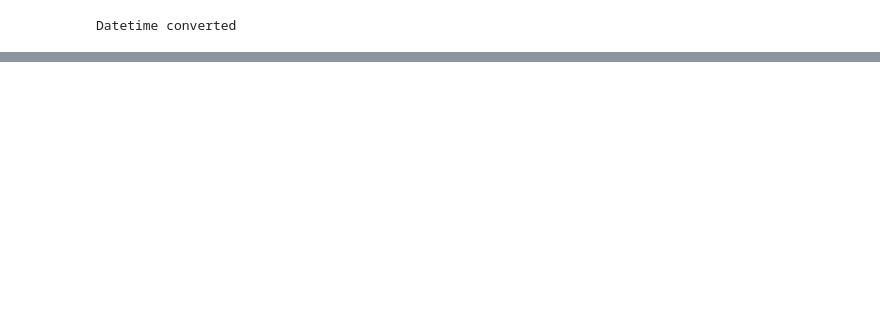
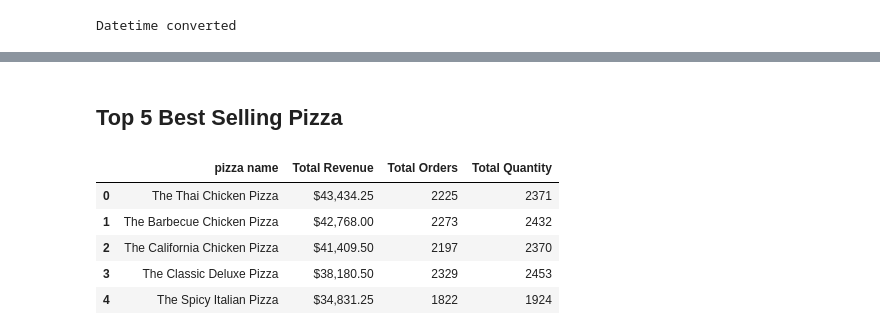
Before and after one commit to Sadikshya077/Pizza-Sales-Analysis, a Jupyter notebook: notebooks/pizza_sales_analysis.ipynb, the cells around one changed output, grey strips where cells are left out. Saved outputs shown, nothing was run; the diff lists cells and outputs as text; code cells hidden in the pictures; blank space fills up the shorter version.

```diff
--- a/notebooks/pizza_sales_analysis.ipynb
+++ b/notebooks/pizza_sales_analysis.ipynb
@@ -77,0 +246,18 @@ df['Order_Hour']=df['order_time'].dt.hour
+# %% [markdown]
+## Top 5 Best Selling Pizza
+# %%
+top_5=df.groupby('pizza_name').agg(
+    Total_Revenue=('total_price','sum'),
+    Total_Orders=('order_id','nunique'),
+    Total_Quantity=('quantity','sum')
+).reset_index().sort_values(ascending=False,by='Total_Revenue',ignore_index=True).head()
+currencyConverter(top_5,'$','Total_Revenue')
+top_5.columns=top_5.columns.str.replace('_',' ',regex=False)
+top_5
+# %% [output]
+|  | pizza name | Total Revenue | Total Orders | Total Quantity |
+| 0 | The Thai Chicken Pizza | $43,434.25 | 2225 | 2371 |
+| 1 | The Barbecue Chicken Pizza | $42,768.00 | 2273 | 2432 |
+| 2 | The California Chicken Pizza | $41,409.50 | 2197 | 2370 |
+| 3 | The Classic Deluxe Pizza | $38,180.50 | 2329 | 2453 |
+| 4 | The Spicy Italian Pizza | $34,831.25 | 1822 | 1924 |
```
Also changed, not shown: parts of 27 cells of this notebook.
